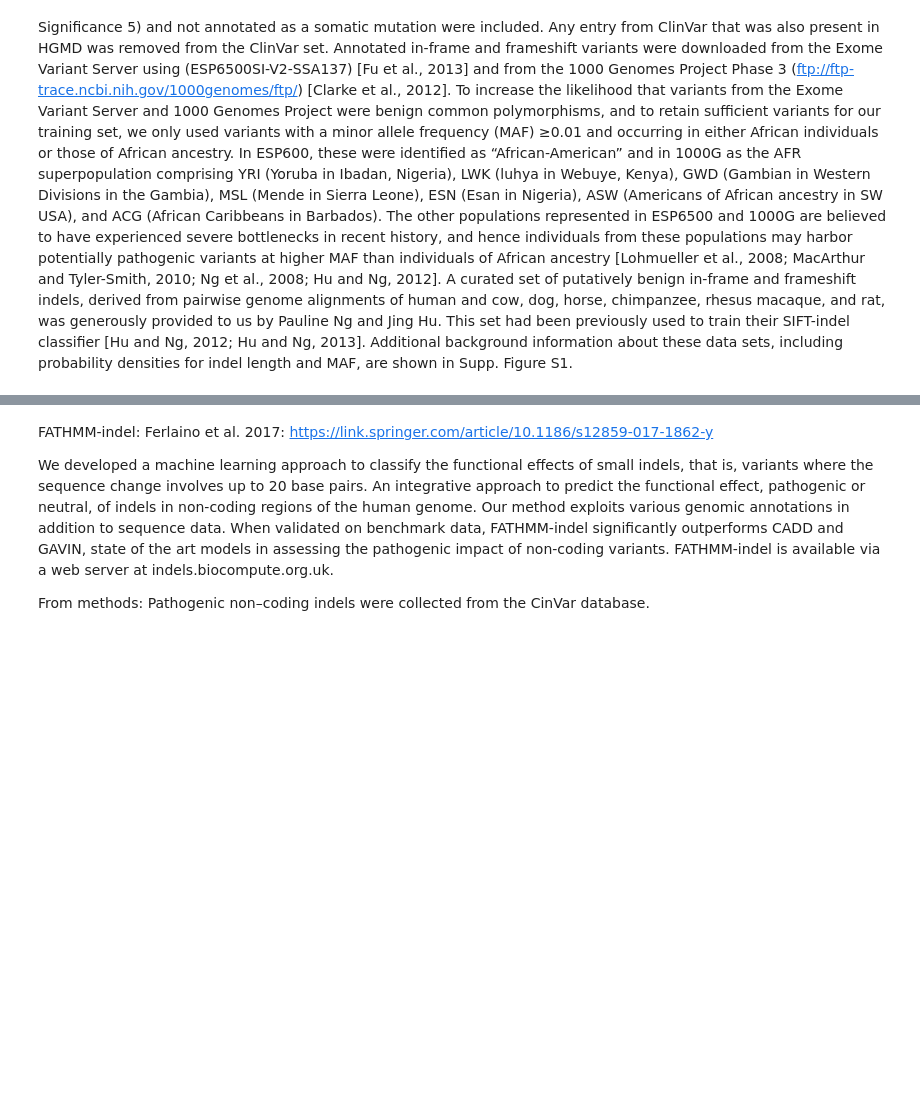
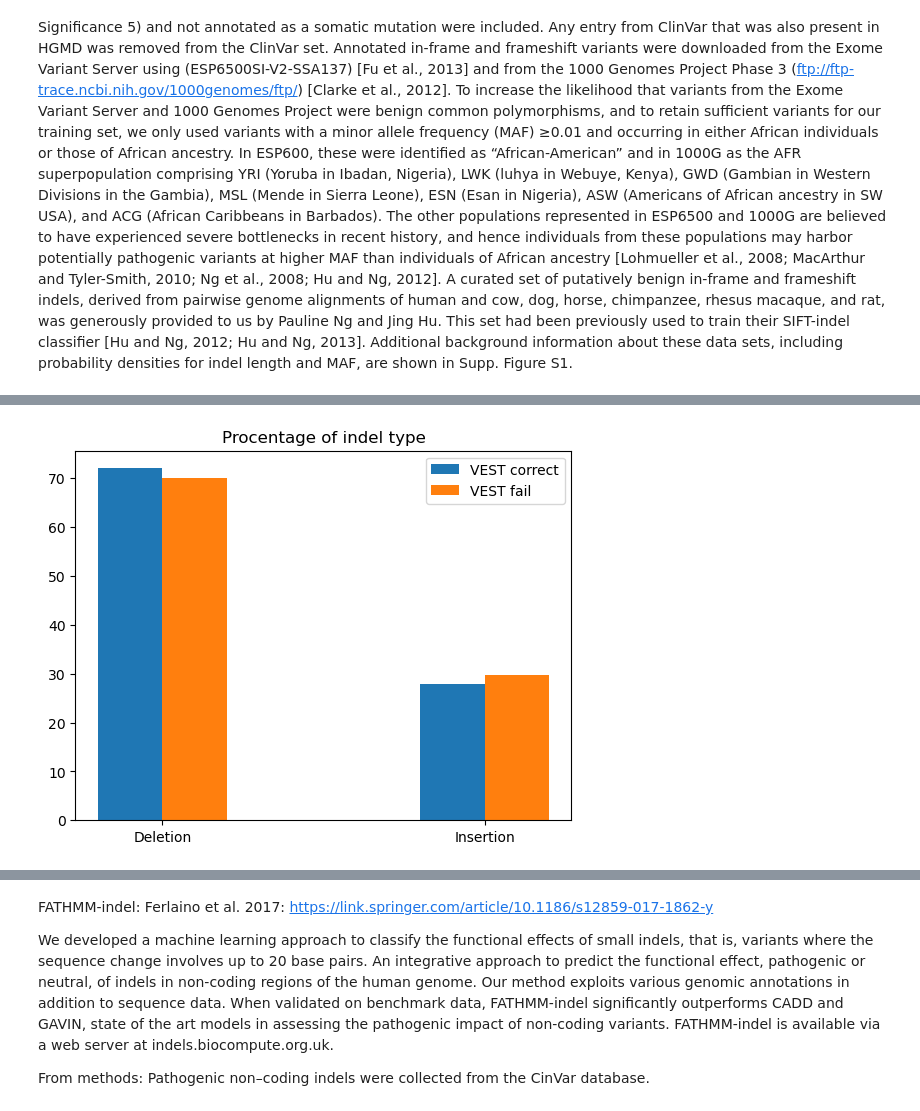
Before and after one commit to OriolGraCar/IndeLLM, a Jupyter notebook: Analysis/Analysis.ipynb, the cells around one changed output, grey strips where cells are left out. Cells and saved outputs as stored; diff of their text form; code cells hidden in the pictures; blank space fills up the shorter version.

```diff
--- a/Analysis/Analysis.ipynb
+++ b/Analysis/Analysis.ipynb
@@ -724 +773,92 @@ Text(0.5, 1.0, 'ROC Curve for our predictions')
 [figure]
+# %%
+# See how VEST handles different types of indels and protein lengths
+# Check which values the model calls correctly
+filtered_VEST['correct'] = None
+filtered_VEST.loc[((filtered_VEST['VEST-indel'] < tresh_VEST) & (filtered_VEST['labels_cleaned'] == 'Benign')) |
+        ((filtered_VEST['VEST-indel'] >= tresh_VEST) & (filtered_VEST['labels_cleaned'] == 'Pathogenic')), 'correct'] = 'True'
+
+#Dataframes with correcly called by both, failed by both, and what one manages and the other don't
+VESTcorrect = filtered_VEST.loc[((filtered_VEST['correct'] == 'True'))]
+VESTfail = filtered_VEST.loc[((filtered_VEST['correct'].isnull()))]
+
+# Indel type
+VESTcorrect_indeltype = VESTcorrect['indel'].value_counts()
+VESTfail_indeltype = VESTfail['indel'].value_counts()
+indeltype = ('Deletion', 'Insertion')
+
+plt.bar(np.arange(len(VESTcorrect_indeltype.index)) - 0.1 , ((VESTcorrect_indeltype.values / len(VESTcorrect)) * 100) , 0.2, label = 'VEST correct')
+plt.bar(np.arange(len(VESTfail_indeltype.index)) + 0.1, ((VESTfail_indeltype.values / len(VESTfail)) * 100), 0.2, label = 'VEST fail')
+plt.legend(loc = 'best')
+plt.title('Procentage of indel type')
+plt.xticks(np.arange(len(VESTcorrect_indeltype)), indeltype)
+plt.show()
+
+# Indel size
+VESTcorrect_indelsize = VESTcorrect['length_indel'].value_counts()
+VESTfail_indelsize = VESTfail['length_indel'].value_counts()
+
+indelsizeVEST = pd.DataFrame({
+    'VESTcorrect': VESTcorrect_indelsize,
+    'VESTfail': VESTfail_indelsize,
+    }).fillna(0)
+
+#Group the indel sizes after Cannon et al. 2023 ((0), 1, 2-4, 5-10 and 11+)
+
+indelsizeVEST #Check that it conatins all types of indels
+
+indels2to4VEST = indelsizeVEST.loc[2:4].sum()
+indels5to10VEST = indelsizeVEST.loc[5:10].sum()
+
+indelsizeVEST_grouped = pd.DataFrame({
+    'Indel size': ['0', '1', '2-4', '5-10'],
+    'VESTcorrect': [indelsizeVEST.loc[0, 'VESTcorrect'], indelsizeVEST.loc[1, 'VESTcorrect'], indels2to4VEST['VESTcorrect'], indels5to10VEST['VESTcorrect']],
+    'VESTfail': [indelsizeVEST.loc[0, 'VESTfail'], indelsizeVEST.loc[1, 'VESTfail'], indels2to4VEST['VESTfail'], indels5to10VEST['VESTfail']]
+})
+
+labels = ['0', '1', '2-4', '5-10']
+
+plt.bar(np.arange(len(indelsizeVEST_grouped)) + 0.1, ((indelsizeVEST_grouped['VESTcorrect'] / len(VESTcorrect)) * 100), 0.2, label = 'VEST correct')
+plt.bar(np.arange(len(indelsizeVEST_grouped)) - 0.1, ((indelsizeVEST_grouped['VESTfail'] / len(VESTfail)) * 100), 0.2, label = 'VEST fail')
+plt.xticks(np.arange(len(indelsizeVEST_grouped)), labels)
+plt.legend(loc = 'best')
+plt.title('Procentage of indel size')
+plt.show()
+
+# Protein length
+VESTcorrect_aasize = VESTcorrect['length_wt'].value_counts()
+VESTfail_aasize = VESTfail['length_wt'].value_counts()
+
+VESTaasize = pd.DataFrame({
+    'VESTcorrect': VESTcorrect_aasize,
+    'VESTfail': VESTfail_aasize
+}).fillna(0)
+
+aaranges2 = [(0, 250), (251, 500)]
+
+VESTsummarized_data = {
+    'Range': [],
+    'VESTcorrect': [],
+    'VESTfail': []
+}
+
+for start, end in aaranges2:
+    range_label = f'{start}-{end}'
+    range_sum = VESTaasize.loc[start:end].sum()
+
+    VESTsummarized_data['Range'].append(range_label)
+    VESTsummarized_data['VESTcorrect'].append(range_sum['VESTcorrect'])
+    VESTsummarized_data['VESTfail'].append(range_sum['VESTfail'])
+
+# Creating a new DataFrame with the summarized values
+VESTsummarized_df = pd.DataFrame(VESTsummarized_data)
+
+labels2 = ['1-250', '251-500']
+
+plt.bar(np.arange(len(VESTsummarized_df)) + 0.1, ((VESTsummarized_df['VESTcorrect'] / len(VESTcorrect)) * 100), 0.2, label = 'VEST correct')
+plt.bar(np.arange(len(VESTsummarized_df)) - 0.1, ((VESTsummarized_df['VESTfail'] / len(VESTfail)) * 100), 0.2, label = 'VEST fail')
+plt.xticks(np.arange(len(VESTsummarized_df)), labels2)
+plt.legend(loc = 'best')
+plt.title('Procentage of wt aa length')
+plt.show()
+# %% [output]
@@ -724,0 +877 @@ Text(0.5, 1.0, 'ROC Curve for our predictions')
+[figure, added]
```
Also changed, not shown: parts of 24 cells of this notebook.
